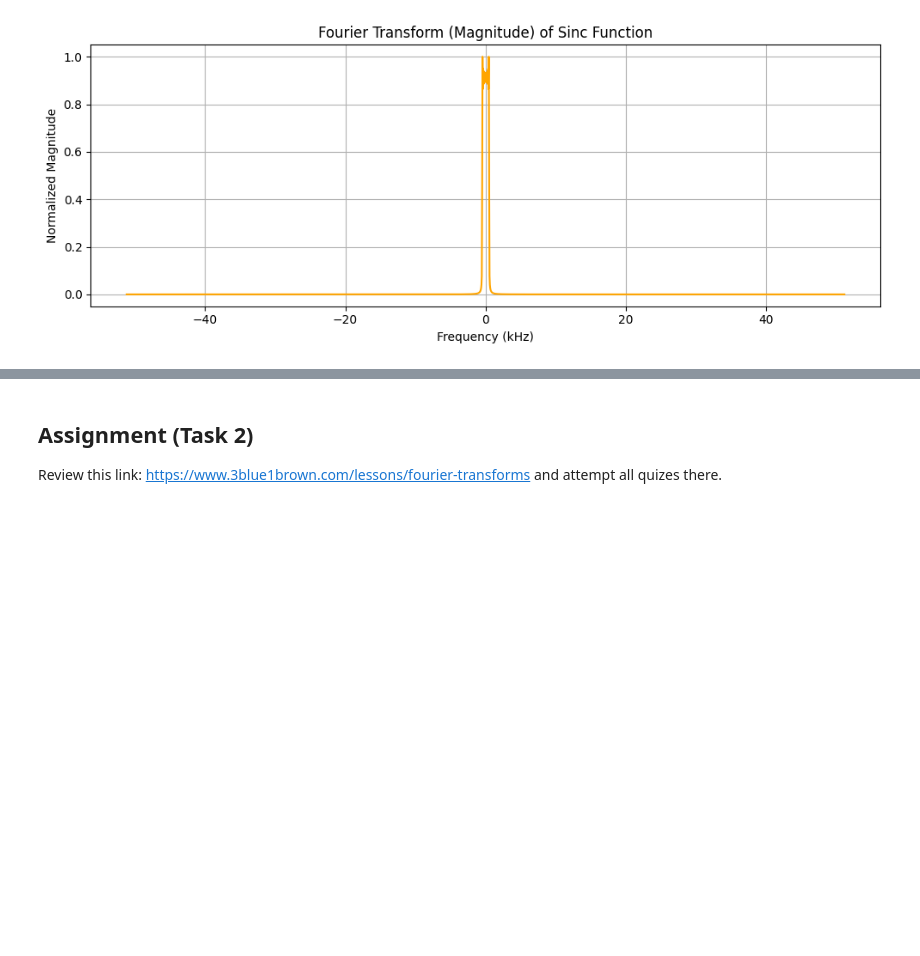
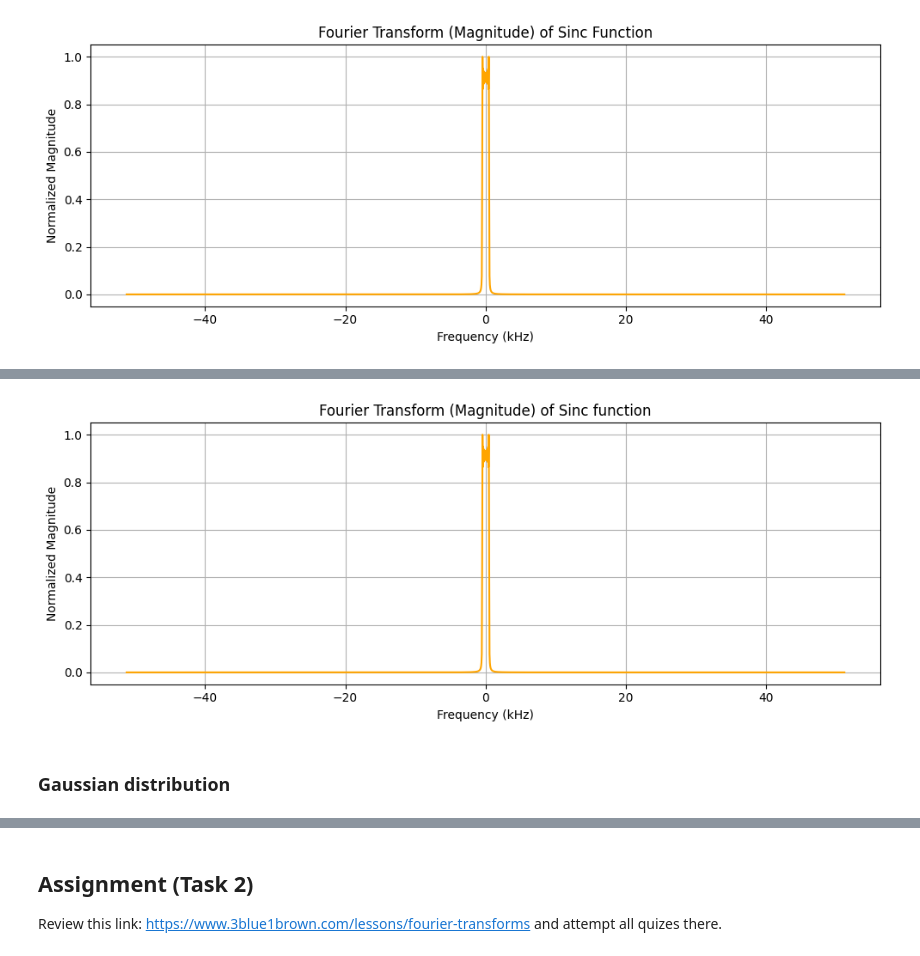
Before and after one commit to Hotchapu13/MRI_Uganda_lab_notebooks, a Jupyter notebook: Lab_1.ipynb, the cells around one changed output, grey strips where cells are left out. Cells and saved outputs as stored; diff of their text form; code cells hidden in the pictures; blank space fills up the shorter version.

```diff
--- a/Lab_1.ipynb
+++ b/Lab_1.ipynb
@@ -210,0 +254,5 @@ Generate waveforms represented below as s(t) and compute their respective fourie
+# %%
+bandwidth = 1000 # Hz
+sinc_time = np.linspace(-0.01, 0.01, 2048)
+sinc_signal = generate_sinc(sinc_time,bandwidth)
+plot_sinc(sinc_time, sinc_signal)
@@ -210,0 +261,7 @@ Generate waveforms represented below as s(t) and compute their respective fourie
+# %%
+freq, magnitude = compute_fft(sinc_signal, sinc_time)
+plot_frequency_domain(freq, magnitude, 'Sinc function')
+# %% [output]
+[figure, added]
+# %% [markdown]
+### Gaussian distribution
```
Also changed, not shown: parts of 24 cells of this notebook.
